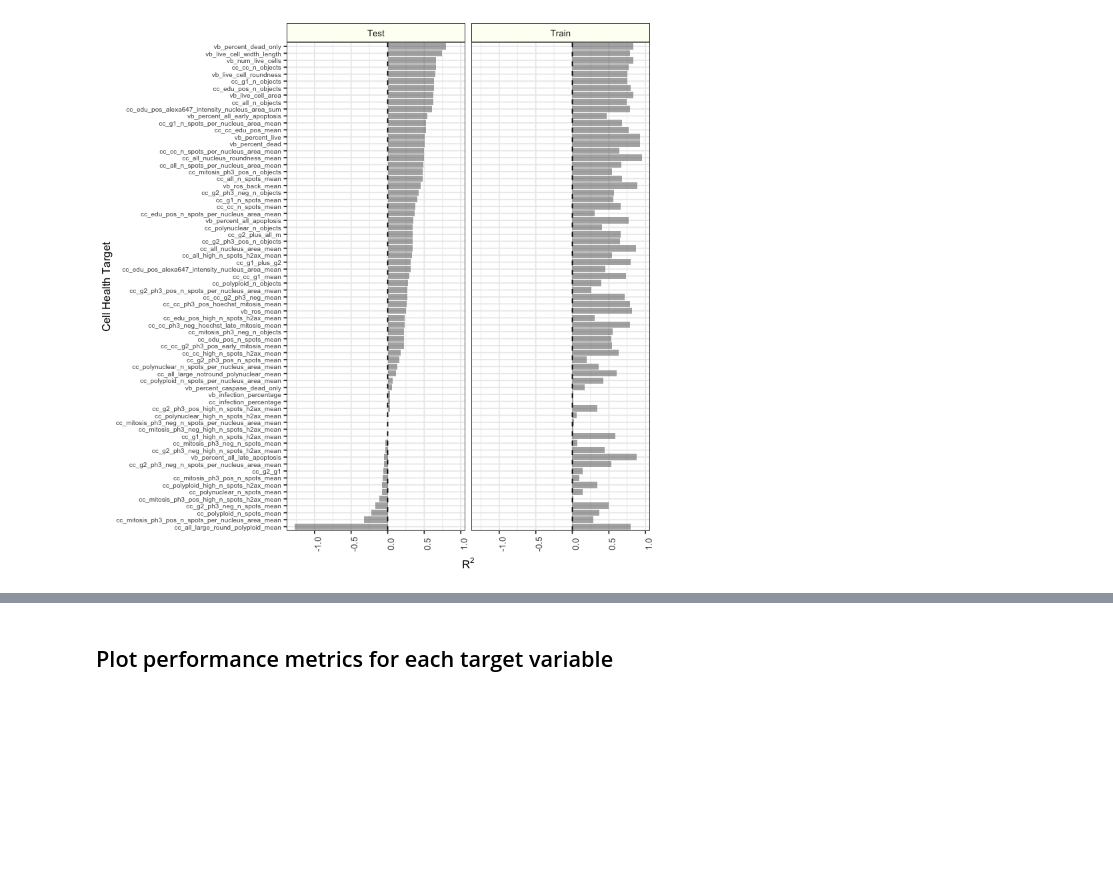
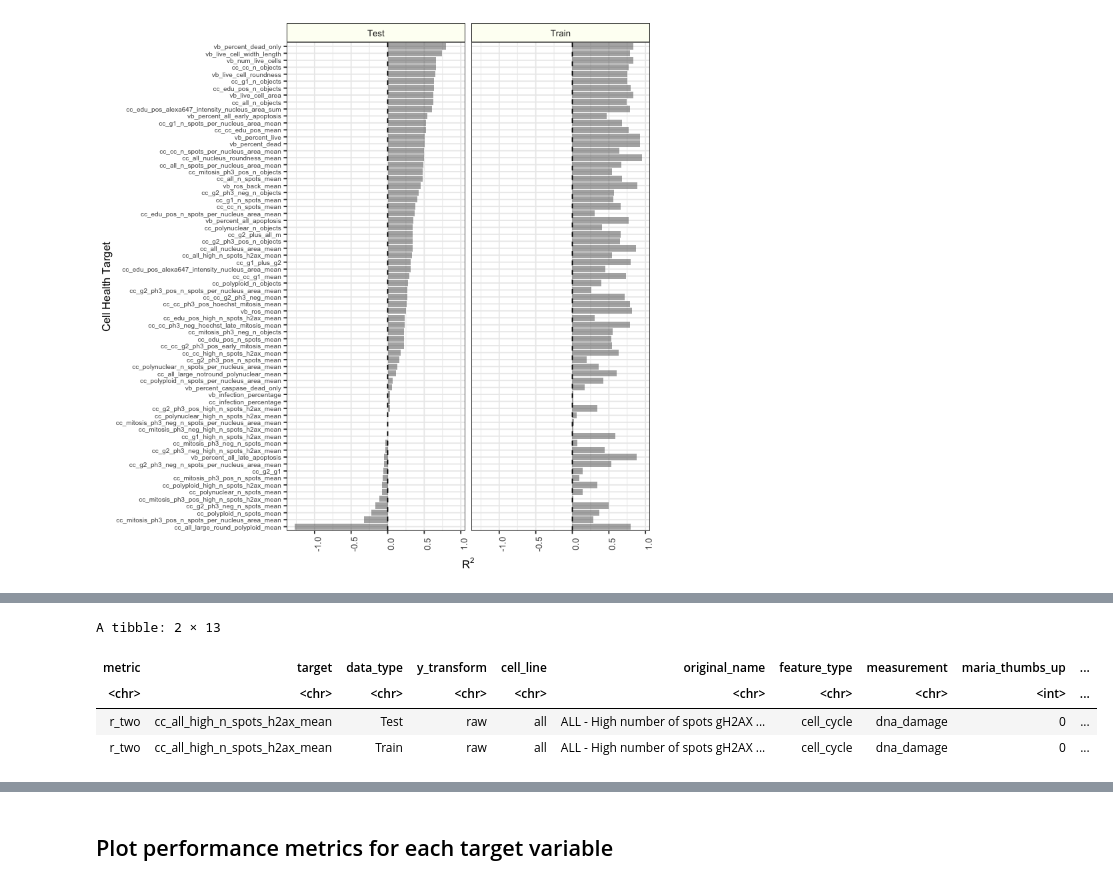
Before and after one commit to broadinstitute/cell-health, a Jupyter notebook: 3.train/4.visualize-regression-performance.ipynb, the cells around one changed output, grey strips where cells are left out. Saved outputs shown, nothing was run; the diff lists cells and outputs as text; code cells hidden in the pictures; blank space fills up the shorter version.

```diff
--- a/3.train/4.visualize-regression-performance.ipynb
+++ b/3.train/4.visualize-regression-performance.ipynb
@@ -312,3 +357,14 @@ file <- file.path(figure_dir,
 ggsave(file, dpi = 300, width = 6, height = 6)
 # %% [output]
 [figure]
+# %%
+# Merge table with target labels
+r2_summary_df <- r2_df %>%
+    dplyr::left_join(label_df, by = c("target" = "updated_name")) %>%
+    dplyr::filter(!is.na(measurement))
+
+# Split shuffle column for scatter plot
+r2_spread_df <- r2_summary_df %>% tidyr::spread(shuffle, value)
+
+head(r2_spread_df, 2)
+# %% [output]
@@ -314,0 +373,5 @@ ggsave(file, dpi = 300, width = 6, height = 6)
+A tibble: 2 × 13
+| metric | target | data_type | y_transform | cell_line | original_name | feature_type | measurement | maria_thumbs_up | ... |
+| <chr> | <chr> | <chr> | <chr> | <chr> | <chr> | <chr> | <chr> | <int> | ... |
+| r_two | cc_all_high_n_spots_h2ax_mean | Test | raw | all | ALL - High number of spots gH2AX ... | cell_cycle | dna_damage | 0 | ... |
+| r_two | cc_all_high_n_spots_h2ax_mean | Train | raw | all | ALL - High number of spots gH2AX ... | cell_cycle | dna_damage | 0 | ... |
```
Also changed, not shown: parts of 18 cells of this notebook, 1 other file.
